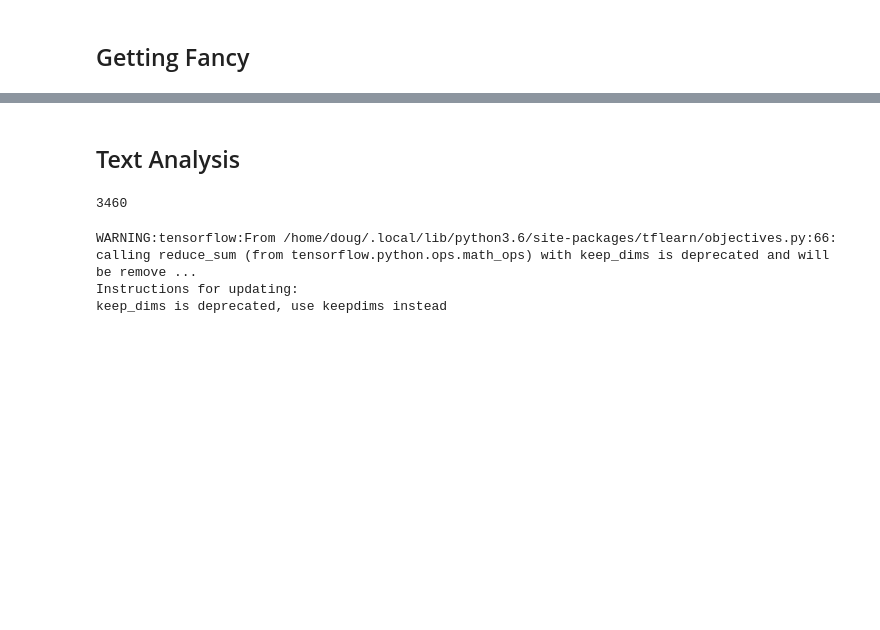
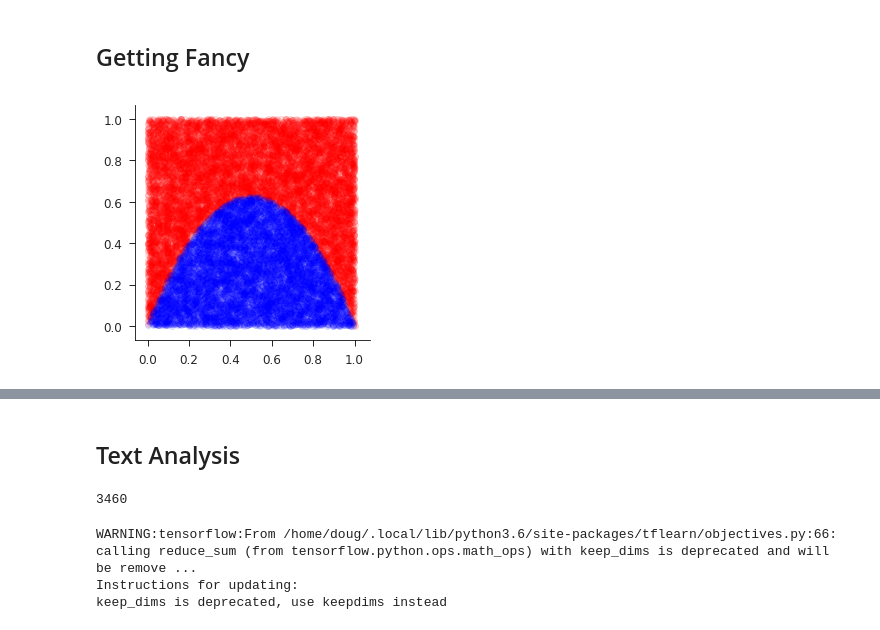
Before and after one commit to iamlemec/data_science, a Jupyter notebook: Session_4.ipynb, the cells around one changed output, grey strips where cells are left out. Drawn from its saved outputs; the diff is of its cells as text; code cells hidden in the pictures; blank space fills up the shorter version.

```diff
--- a/Session_4.ipynb
+++ b/Session_4.ipynb
@@ -418,2 +418,16 @@ ax1.axis('square');
 # %% [markdown]
 ## Getting Fancy
+# %%
+N = 20000
+hill_func = lambda dat: (dat[:, 1] >= 2.5*dat[:, 0]*(1-dat[:, 0])).astype(np.float64)
+space = np.random.rand(N, 2)
+categ = hill_func(space)
+
+red_space = space[categ==1, :]
+blue_space = space[categ==0, :]
+fig, ax = plt.subplots()
+ax.scatter(red_space[:, 0], red_space[:, 1], alpha=0.1, color='red');
+ax.scatter(blue_space[:, 0], blue_space[:, 1], alpha=0.1, color='blue');
+plt.axis('square');
+# %% [output]
+[figure, added]
```
Also changed, not shown: parts of 16 cells of this notebook.
